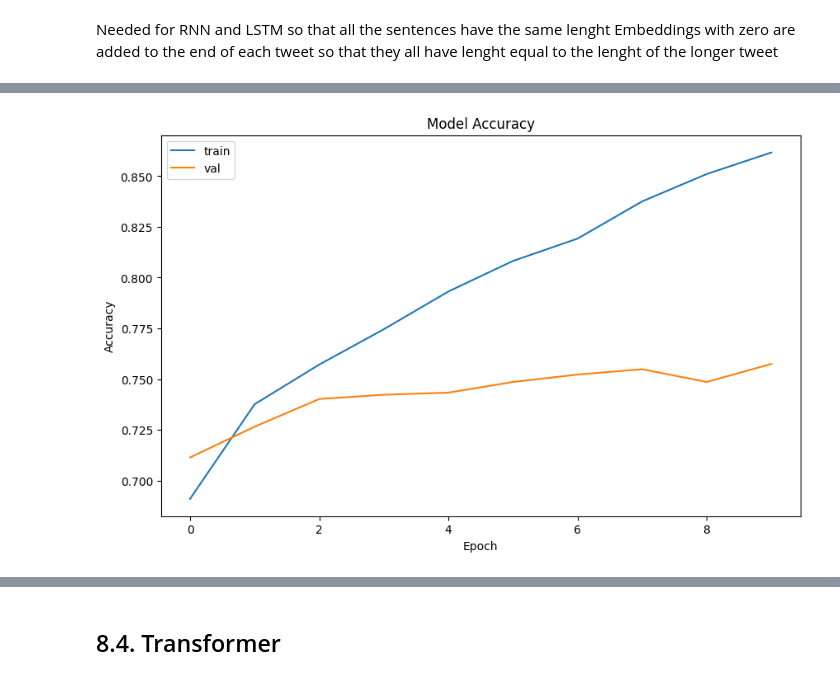
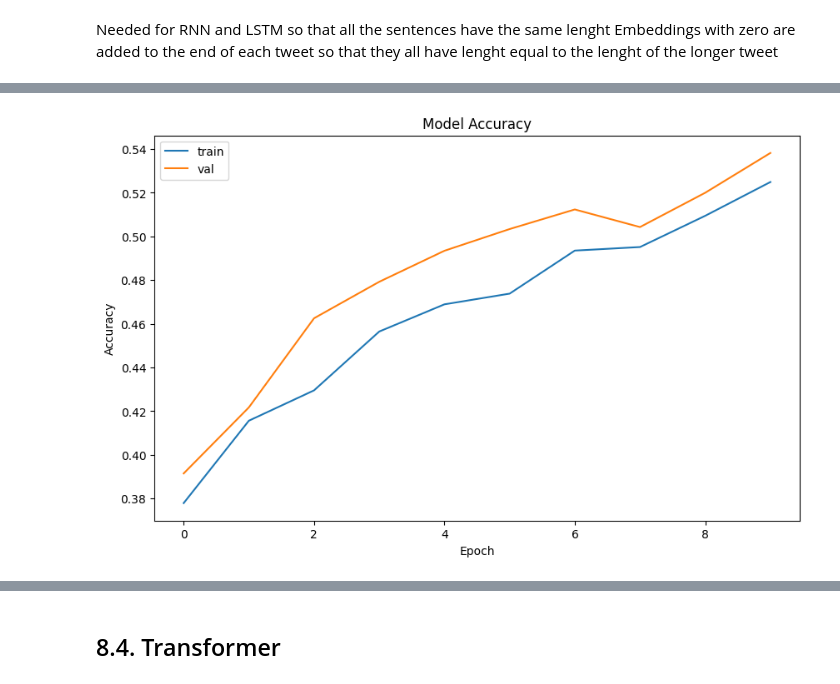
Before and after one commit to fabiofficial/Text_Mining_Project, a Jupyter notebook: Notebooks/tm_tests_42.ipynb, the cells around one changed output, grey strips where cells are left out. Saved outputs shown, nothing was run; the diff lists cells and outputs as text; code cells hidden in the pictures.

```diff
--- a/Notebooks/tm_tests_42.ipynb
+++ b/Notebooks/tm_tests_42.ipynb
@@ -1032,7 +1043,7 @@ print(X_train_pad[0][:max(train_len)])
  [ 0.          0.          0.         ...  0.          0.
    0.        ]]
 # %%
-y_train = tf.one_hot(y_train, depth=3)
+y_train_encoded = tf.one_hot(y_train, depth=3)
 # %%
 len(y_train)
 # %% [output]
@@ -1040,5 +1051,5 @@ len(y_train)
 # %%
-y_val = tf.one_hot(y_val, depth=3)
+y_val_encoded = tf.one_hot(y_val, depth=3)
 # %%
 len(y_val)
 # %% [output]
@@ -1116,0 +1063,29 @@ Model: "functional"
+# %%
+# Input: padded sequences of embeddings
+input_ = Input(shape=(max(train_len), dim_100))
+
+# Masking padded tokens
+mask = Masking(mask_value=0)(input_)
+
+# Bidirectional LSTM returning sequences
+lstm = Bidirectional(LSTM(units=32, return_sequences=True))(mask)
+
+# Batch normalization
+bn = BatchNormalization()(lstm)
+
+# Pool
+pooled = GlobalMaxPooling1D()(bn)
+
+# Dropout
+drop = Dropout(0.5)(pooled)
+
+# Output layer with softmax and L2 regularization
+act = Dense(3, activation='softmax', kernel_regularizer=regularizers.l2(1e-4))(drop)
+
+model = Model(input_, act)
+
+optimizer = Adam(learning_rate=1e-4)
+model.compile(optimizer=optimizer, loss="categorical_crossentropy", metrics = [CategoricalAccuracy(name="accuracy"), F1Score(average="macro", name="f1_score")])
+
+# Summary
+model.summary()
@@ -1117,7 +1114,7 @@ Model: "functional"
 # %%
 history=model.fit(
-    X_train_pad, y_train,
-    validation_data=(X_val_pad, y_val),
+    X_train_pad, y_train_encoded,
+    validation_data=(X_val_pad, y_val_encoded),
     batch_size=16,
     epochs=10,
     verbose=1
@@ -1159,12 +1156,12 @@ df_history.head()
 # %%
-import matplotlib.pyplot as plt
 plt.figure(figsize =(10, 6))
-plt.plot(history.history['accuracy'])
-plt.plot(history.history['val_accuracy'])
+plt.plot(history.history['f1_score'])
+plt.plot(history.history['val_f1_score'])
 plt.title('Model Accuracy')
 plt.ylabel('Accuracy')
+
 plt.xlabel('Epoch')
 plt.legend(['train', 'val'], loc='upper left')
 plt.show()
 # %% [output]
-[figure, old version]
+[figure, new version]
```
Also changed, not shown: parts of 39 cells of this notebook.
